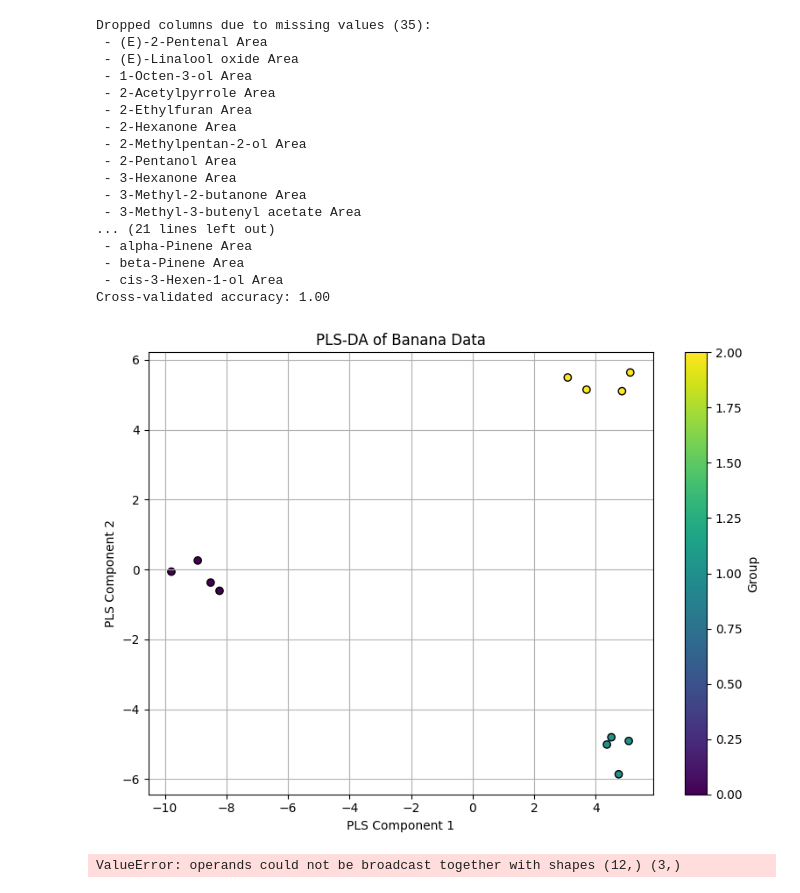
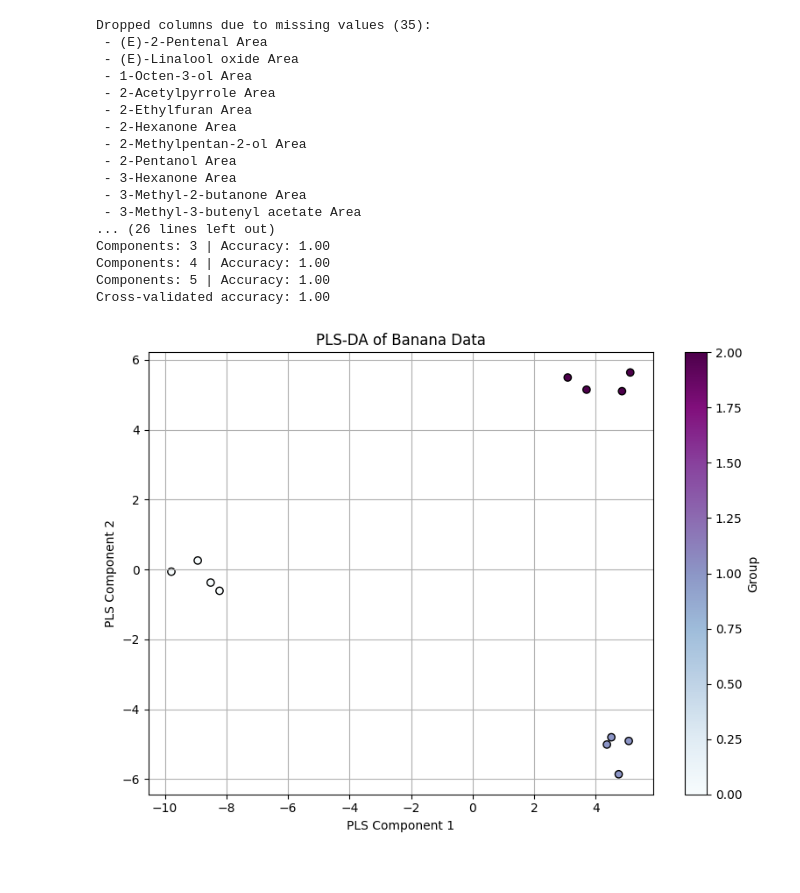
Before and after one commit to subarumuroi/downstream_analysis, a Jupyter notebook: banana pls-da.ipynb, the cells around one changed output. Cells and saved outputs as stored; diff of their text form; code cells hidden in the pictures.

```diff
--- a/banana pls-da.ipynb
+++ b/banana pls-da.ipynb
@@ -3,7 +3,7 @@ import numpy as np
 import pandas as pd
 from sklearn.preprocessing import StandardScaler
 from sklearn.cross_decomposition import PLSRegression
-from sklearn.model_selection import cross_val_predict
+from sklearn.model_selection import cross_val_predict, cross_val_score
 from sklearn.metrics import accuracy_score
 from sklearn.preprocessing import LabelEncoder
 from sklearn.preprocessing import OneHotEncoder
@@ -51,6 +51,14 @@ X_log = np.log10(X)
 scaler = StandardScaler()
 X_scaled = scaler.fit_transform(X_log)
 
+
+# tests best number of components for plsreg
+for n in range(1, 6):
+    pls = PLSRegression(n_components=n)
+    y_pred = cross_val_predict(pls, X_scaled, y, cv=5)
+    acc = accuracy_score(np.argmax(y, axis=1), np.argmax(y_pred, axis=1))
+    print(f"Components: {n} | Accuracy: {acc:.2f}")
+
 # Apply PLS-DA
 pls = PLSRegression(n_components=2)
 X_scores, _ = pls.fit_transform(X_scaled, y)
@@ -67,7 +75,7 @@ color_map = {'Green': 0, 'Ripe': 1, 'Overripe': 2}
 colors = y_raw.map(color_map)
 
 plt.figure(figsize=(8, 6))
-plt.scatter(X_scores[:, 0], X_scores[:, 1], c=colors, cmap='viridis', edgecolor='k')
+plt.scatter(X_scores[:, 0], X_scores[:, 1], c=colors, cmap='BuPu', edgecolor='k')
 plt.xlabel('PLS Component 1')
 plt.ylabel('PLS Component 2')
 plt.title('PLS-DA of Banana Data')
@@ -86,44 +94,54 @@ def calculate_vip(pls_model, X_scaled, y_onehot):
     p, h = w.shape
     s = np.zeros((h,))
     for i in range(h):
-         s[i] = np.sum((t[:, i] ** 2) * (q[:, i] ** 2))
+         s[i] = np.sum((t[:, i] ** 2) * np.sum(q[:, i] ** 2))
 
     total_s = np.sum(s)
     vip = np.zeros((p,))
     for i in range(p):
         weight = np.array([(w[i, j] ** 2) * s[j] for j in range(h)])
         vip[i] = np.sqrt(p * np.sum(weight) / total_s)
     return vip
 
 vip_scores = calculate_vip(pls, X_scaled, y)
-vip_df = pd.DataFrame({'Feature': X_clean.columns, 'VIP': vip_scores})
+vip_df = pd.DataFrame({'Feature': X.columns, 'VIP': vip_scores})
 vip_df_sorted = vip_df.sort_values(by='VIP', ascending=False)
 
 # Plot top 15 VIP features
 top_n = 15
 plt.figure(figsize=(10, 6))
-plt.barh(vip_df_sorted['Feature'].head(top_n)[::-1], vip_df_sorted['VIP'].head(top_n)[::-1], color='teal')
+#plt.barh(vip_df_sorted['Feature'].head(top_n)[::-1], vip_df_sorted['VIP'].head(top_n)[::-1], color='teal')
+
+
+top_vips = vip_df_sorted.head(top_n)
+colors = ['teal' if v > 1 else 'lightgray' for v in top_vips['VIP']]
+
+plt.barh(top_vips['Feature'][::-1], top_vips['VIP'][::-1], color=colors)
+for i, v in enumerate(top_vips['VIP'][::-1]):
+    plt.text(v + 0.02, i, f"{v:.2f}", va='center')
+
+
+
 plt.xlabel('VIP Score')
 plt.title(f'Top {top_n} Features by VIP Score')
 plt.tight_layout()
 plt.show()
 # %% [output]
 Dropped columns due to missing values (35):
  - (E)-2-Pentenal Area
  - (E)-Linalool oxide Area
  - 1-Octen-3-ol Area
  - 2-Acetylpyrrole Area
  - 2-Ethylfuran Area
  - 2-Hexanone Area
  - 2-Methylpentan-2-ol Area
  - 2-Pentanol Area
  - 3-Hexanone Area
  - 3-Methyl-2-butanone Area
  - 3-Methyl-3-butenyl acetate Area
-... (21 lines left out)
- - alpha-Pinene Area
- - beta-Pinene Area
- - cis-3-Hexen-1-ol Area
+... (26 lines left out)
+Components: 3 | Accuracy: 1.00
+Components: 4 | Accuracy: 1.00
+Components: 5 | Accuracy: 1.00
 Cross-validated accuracy: 1.00
-[figure, old version]
+[figure, new version]
-ValueError: operands could not be broadcast together with shapes (12,) (3,)
```
Also changed, not shown: parts of 2 cells of this notebook.
